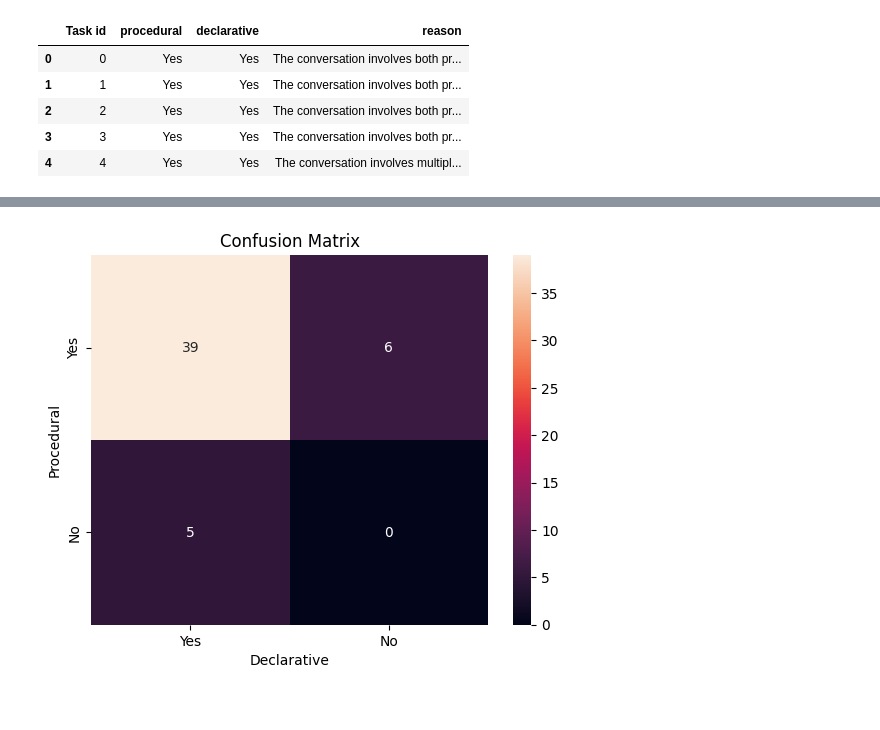
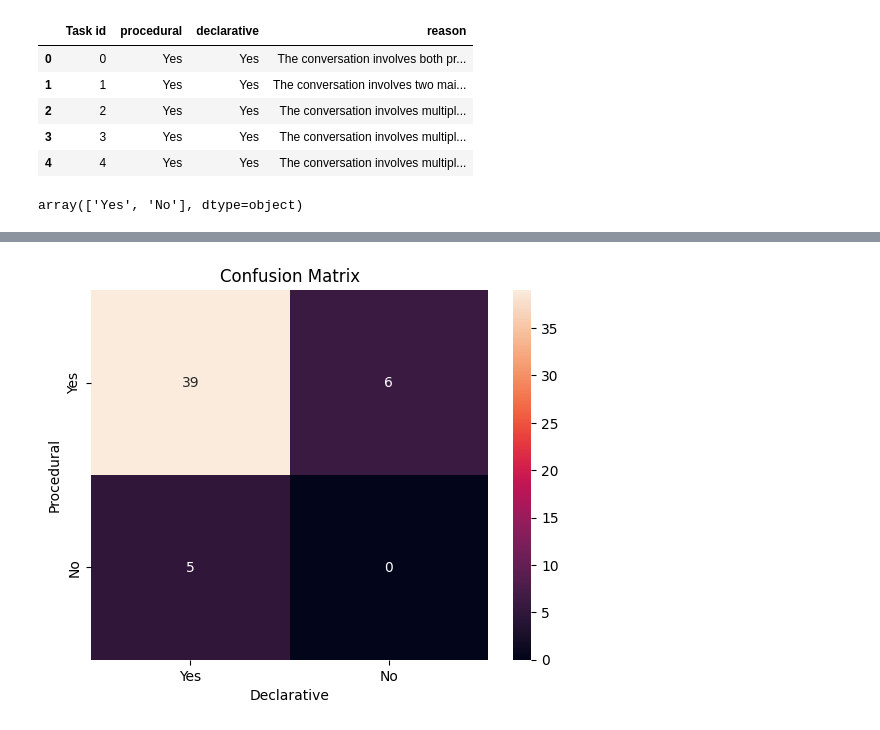
Before and after one commit to rishitoshsingh/applied, a Jupyter notebook: categorizer/analyzer-airline.ipynb, the cells around one changed output, grey strips where cells are left out. Saved outputs shown, nothing was run; the diff lists cells and outputs as text; code cells hidden in the pictures.

```diff
--- a/categorizer/analyzer-airline.ipynb
+++ b/categorizer/analyzer-airline.ipynb
@@ -3,15 +3,19 @@ import pandas as pd
 import json
 import os
 # %%
-with open('categorized_tasks-gpt-4o-airline.json', 'r') as f:
+with open('categorized_tasks-gpt-4o-gpt-4o-airline.json', 'r') as f:
     data = json.load(f)
 
 df = pd.DataFrame(data)
 df.head()
 # %% [output]
 |  | Task id | procedural | declarative | reason |
 | 0 | 0 | Yes | Yes | The conversation involves both pr... |
-| 1 | 1 | Yes | Yes | The conversation involves both pr... |
-| 2 | 2 | Yes | Yes | The conversation involves both pr... |
-| 3 | 3 | Yes | Yes | The conversation involves both pr... |
+| 1 | 1 | Yes | Yes | The conversation involves two mai... |
+| 2 | 2 | Yes | Yes | The conversation involves multipl... |
+| 3 | 3 | Yes | Yes | The conversation involves multipl... |
 | 4 | 4 | Yes | Yes | The conversation involves multipl... |
+# %%
+df["procedural"].unique()
+# %% [output]
+array(['Yes', 'No'], dtype=object)
```
Also changed, not shown: parts of 5 cells of this notebook, 28 other files.
